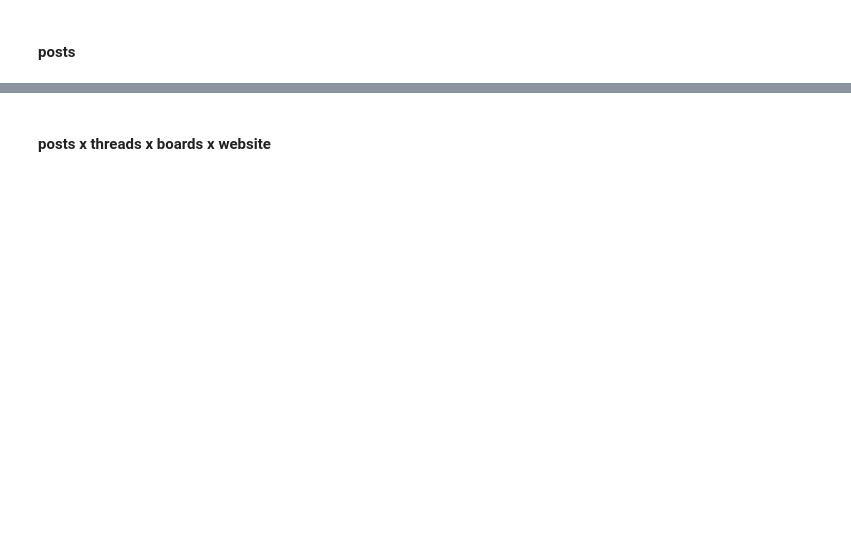
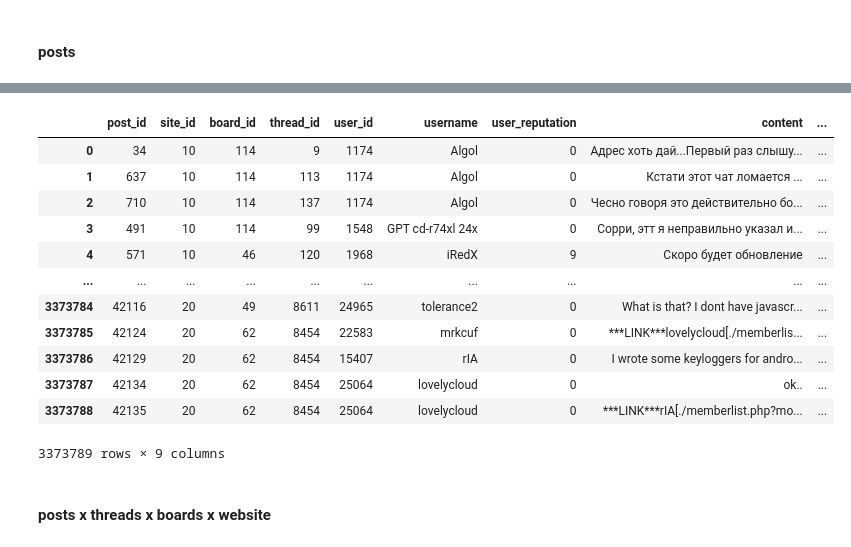
Before and after one commit to fmorenovr/crimepy, a Jupyter notebook: notebooks/CrimeBB/3_Language_Content.ipynb, the cells around one changed output, grey strips where cells are left out. Cells and saved outputs as stored; diff of their text form; code cells hidden in the pictures; blank space fills up the shorter version.

```diff
--- a/notebooks/CrimeBB/3_Language_Content.ipynb
+++ b/notebooks/CrimeBB/3_Language_Content.ipynb
@@ -123,3 +133,48 @@ posts_df
+# %%
+chunk_size=1000000
+
+posts_reader = pd.read_csv(f"{CSV_PATH}posts.csv", sep="\t", low_memory=False, iterator=True)
+
+posts_final = pd.DataFrame()
+
+len_readed=chunk_size
+while len_readed>=chunk_size:
+    posts_df = posts_reader.get_chunk(chunk_size).copy()
+    posts_df.drop_duplicates(inplace=True)
+
+    #posts_df.drop(columns=["is_a_reply", "updated_on", "db_created_on", "db_updated_on", "quoted_post_ids", "creator_n_posts"], inplace=True)
+    #posts_df.drop_duplicates(inplace=True)
+
+    posts_df = posts_df[["id", "site_id", "board_id", "thread_id", "creator_id", "creator", "creator_reputation", "content", "created_on"]].copy().drop_duplicates()
+    posts_df.rename(columns={"creator":"username",
+                                "id":"post_id",
+                                "creator_id":"user_id",
+                                "creator_reputation":"user_reputation",
+                                "created_on":"post_data_creation"}, inplace=True)
+    posts_df.drop_duplicates(inplace=True)
+
+    posts_df = posts_df[["post_id", "site_id", "board_id", "thread_id", "user_id", "username", "user_reputation", "content", "post_data_creation"]].copy()
+    posts_df.drop_duplicates(inplace=True)
+
+    posts_final = pd.concat([posts_final, posts_df], ignore_index=True)
+
+    len_readed = posts_df.shape[0]
+
+posts_final
+# %% [output]
+|  | post_id | site_id | board_id | thread_id | user_id | username | user_reputation | content | ... |
+| 0 | 34 | 10 | 114 | 9 | 1174 | Algol | 0 | Адрес хоть дай...Первый раз слышу... | ... |
+| 1 | 637 | 10 | 114 | 113 | 1174 | Algol | 0 | Кстати этот чат ломается ... | ... |
+| 2 | 710 | 10 | 114 | 137 | 1174 | Algol | 0 | Чесно говоря это действительно бо... | ... |
+| 3 | 491 | 10 | 114 | 99 | 1548 | GPT cd-r74xl 24x | 0 | Сорри, этт я неправильно указал и... | ... |
+| 4 | 571 | 10 | 46 | 120 | 1968 | iRedX | 9 | Скоро будет обновление | ... |
+| ... | ... | ... | ... | ... | ... | ... | ... | ... | ... |
+| 3373784 | 42116 | 20 | 49 | 8611 | 24965 | tolerance2 | 0 | What is that? I dont have javascr... | ... |
+| 3373785 | 42124 | 20 | 62 | 8454 | 22583 | mrkcuf | 0 | ***LINK***lovelycloud[./memberlis... | ... |
+| 3373786 | 42129 | 20 | 62 | 8454 | 15407 | rIA | 0 | I wrote some keyloggers for andro... | ... |
+| 3373787 | 42134 | 20 | 62 | 8454 | 25064 | lovelycloud | 0 | ok.. | ... |
+| 3373788 | 42135 | 20 | 62 | 8454 | 25064 | lovelycloud | 0 | ***LINK***rIA[./memberlist.php?mo... | ... |
+3373789 rows × 9 columns
 # %% [markdown]
 #### posts x threads x boards x website
 # %%
```
Also changed, not shown: parts of 15 cells of this notebook, 9 other files.
